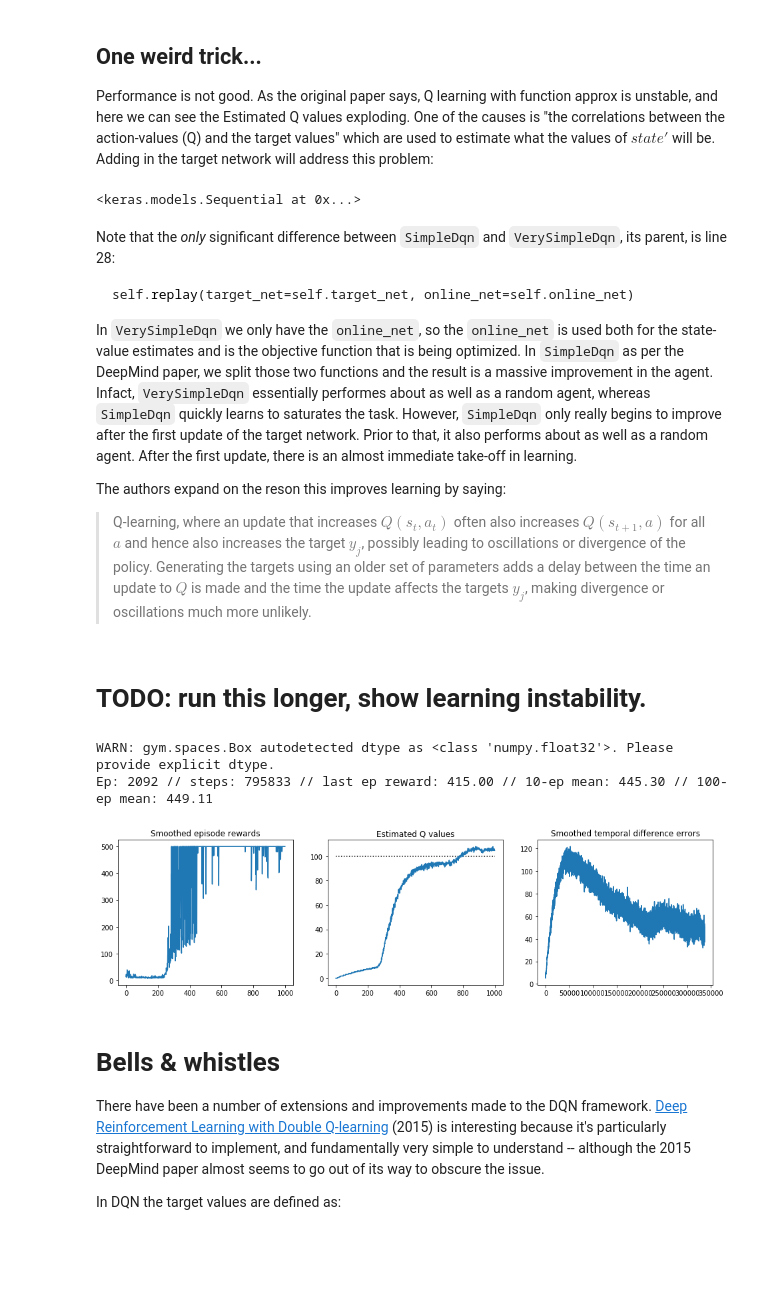
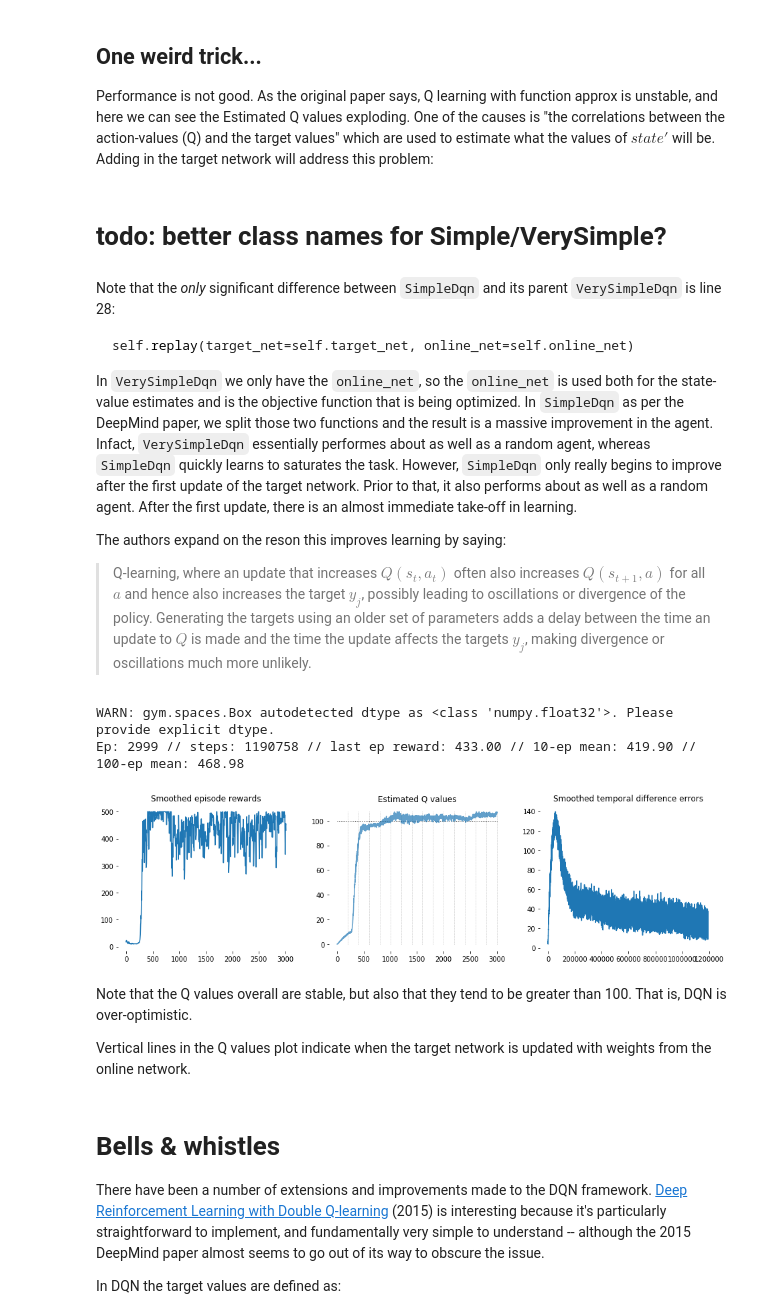
Before and after one commit to liavkoren/ai-ml-rl, a Jupyter notebook: dqn_implementations/mine/DQN part 1.ipynb, the cells around one changed output. Cells and saved outputs as stored; diff of their text form; code cells hidden in the pictures; blank space fills up the shorter version.

Commit message:
Add more explanitory text, improved diagrams to DQN part1.

````diff
--- a/dqn_implementations/mine/DQN part 1.ipynb
+++ b/dqn_implementations/mine/DQN part 1.ipynb
@@ -127,7 +135,7 @@ Our transitions will be $(state_t, action_t, reward_t, state_{t+1}, done)$, with
 # %%
 @attr.s
 class VerySimpleDqn(DqnBaseClass):
-    """ So simple it's broken. """
+    """ So simple its broken. """
     def replay(self, target_net, online_net):
         """ Calculate the target values for y_j on a minibatch and do a gradient descent step. """
         # Q_network gives us Vals for all actions in one forward pass:
@@ -145,12 +153,15 @@ class VerySimpleDqn(DqnBaseClass):
             else:
                 y[idx, action] = reward + self.discount_rate * np.amax(y_[idx])
         # Q is a func from (state, action) to expected values for each action.
+        td_error = np.linalg.norm(y - y_)/self.minibatch_size
         online_net.fit(states, y, batch_size=64, epochs=1, verbose=0)
+        return td_error
 
     def run(self):
         for episode in range(self.num_episodes):
             episode_done = False
             episode_reward = 0
+            episode_td_errors = 0
             state = self.env.reset()
             self.online_net_q_values.append(self.q_value_one(self.online_net, state).max())
             while not episode_done:
@@ -168,9 +179,10 @@ class VerySimpleDqn(DqnBaseClass):
                 if episode_done:
                     state_ = None
                 self.memory.append((state, action, reward, state_, episode_done))
-                self.replay(target_net=self.online_net, online_net=self.online_net)
+                episode_td_errors += self.replay(target_net=self.online_net, online_net=self.online_net)
                 state = state_
                 if episode_done:
                     self.episode_rewards.append(episode_reward)
+                    self.td_errors.append(episode_td_errors)
                     print(self.training_rewards_string(episode), end='\r', flush=True)
         self.env.close()
@@ -204,6 +223,7 @@ class SimpleDqn(VerySimpleDqn):
         for episode in range(self.num_episodes):
             episode_done = False
             episode_reward = 0
+            episode_td_errors = 0
             state = self.env.reset()
             self.online_net_q_values.append(self.q_value_one(self.online_net, state).max())
             self.target_net_q_values.append(self.q_value_one(self.target_net, state).max())
@@ -220,11 +240,12 @@ class SimpleDqn(VerySimpleDqn):
                 if episode_done:
                     state_ = None
                 self.memory.append((state, action, reward, state_, episode_done))
-                self.replay(target_net=self.target_net, online_net=self.online_net)
+                episode_td_errors += self.replay(target_net=self.target_net, online_net=self.online_net)
                 state = state_
                 if self.steps % self.update_target_every == 0:
                     self.target_net.set_weights(self.online_net.get_weights())
                 if episode_done:
                     self.episode_rewards.append(episode_reward)
+                    self.td_errors.append(episode_td_errors)
                     print(self.training_rewards_string(episode), end='\r', flush=True)
         self.env.close()
@@ -235,10 +252,7 @@ class DoubleDqn(SimpleDqn):
-# %%
-dd = DoubleDqn(cartpole)
-dd.online_net
-# %% [output]
-<keras.models.Sequential at 0x...>
+# %% [markdown]
+# todo: better class names for Simple/VerySimple?
 # %% [markdown]
-Note that the *only* significant difference between `SimpleDqn` and `VerySimpleDqn`, its parent, is line 28:
+Note that the *only* significant difference between `SimpleDqn` and its parent `VerySimpleDqn` is line 28:
 
 ```python
 self.replay(target_net=self.target_net, online_net=self.online_net)
@@ -249,30 +263,35 @@ In `VerySimpleDqn` we only have the `online_net`, so the `online_net` is used bo
 The authors expand on the reson this improves learning by saying:
 
 > Q-learning, where an update that increases $Q(s_t,a_t)$ often also increases $Q(s_{t+1}, a)$ for all $a$ and hence also increases the target $y_j$, possibly leading to oscillations or divergence of the policy. Generating the targets using an older set of parameters adds a delay between the time an update to $Q$ is made and the time the update affects the targets $y_j$, making divergence or oscillations much more unlikely.
-# %% [markdown]
-# TODO: run this longer, show learning instability.
 # %%
 cartpole = gym.make('CartPole-v1')
 simple_dqn = SimpleDqn(env=cartpole, num_episodes=3000)
 simple_dqn.run()
 # %% [output]
 WARN: gym.spaces.Box autodetected dtype as <class 'numpy.float32'>. Please provide explicit dtype.
-Ep: 2092 // steps: 795833 // last ep reward: 415.00 // 10-ep mean: 445.30 // 100-ep mean: 449.11
+Ep: 2999 // steps: 1190758 // last ep reward: 433.00 // 10-ep mean: 419.90 // 100-ep mean: 468.98
 # %%
 fig, axes = plt.subplots(1, 3, figsize=(16, 4))
+spines_off(axes)
 ax1, ax2, ax3 = axes
 
 ax1.plot(smooth(np.array(simple_dqn.episode_rewards)))
 ax1.set_title('Smoothed episode rewards')
 
-ax2.plot(simple_dqn.target_net_q_values)
+ax2.plot(simple_dqn.target_net_q_values, alpha=0.7)
 ax2.set_title('Estimated Q values')
-ax2.hlines(100, 0, len(simple_dqn.target_net_q_values), linestyles='dotted')
+ax2.hlines(100, 0, len(simple_dqn.target_net_q_values), linestyles='dotted', linewidth=1)
+vlines = [simple_dqn.update_target_every * i for i in range(1, simple_dqn.num_episodes//simple_dqn.update_target_every + 1)]
+ax2.vlines(vlines, 0, max(simple_dqn.target_net_q_values), linestyles='dotted', alpha=0.5, linewidth=0.5)
 
 ax3.plot(smooth(np.array(simple_dqn.td_errors), window_len=100))
 ax3.set_title('Smoothed temporal difference errors');
 # %% [output]
-[figure, old version]
+[figure, new version]
+# %% [markdown]
+Note that the Q values overall are stable, but also that they tend to be greater than 100. That is, DQN is over-optimistic.
+
+Vertical lines in the Q values plot indicate when the target network is updated with weights from the online network.
 # %% [markdown]
 # Bells & whistles
 
````
Also changed, not shown: parts of 11 cells of this notebook.
